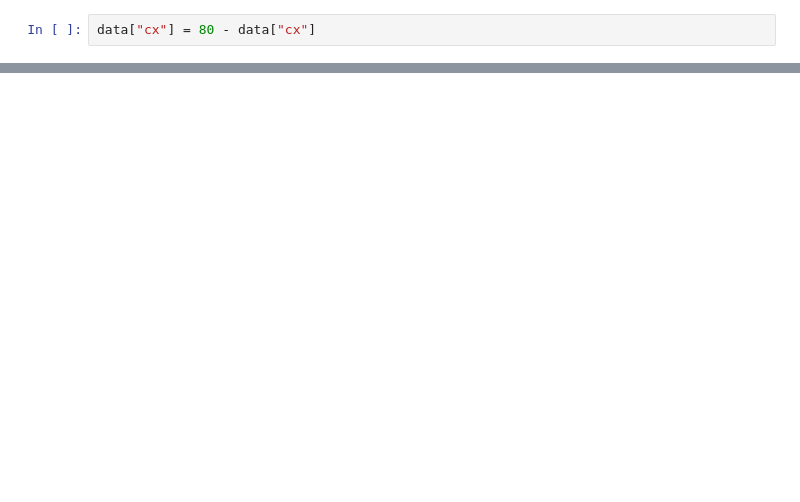
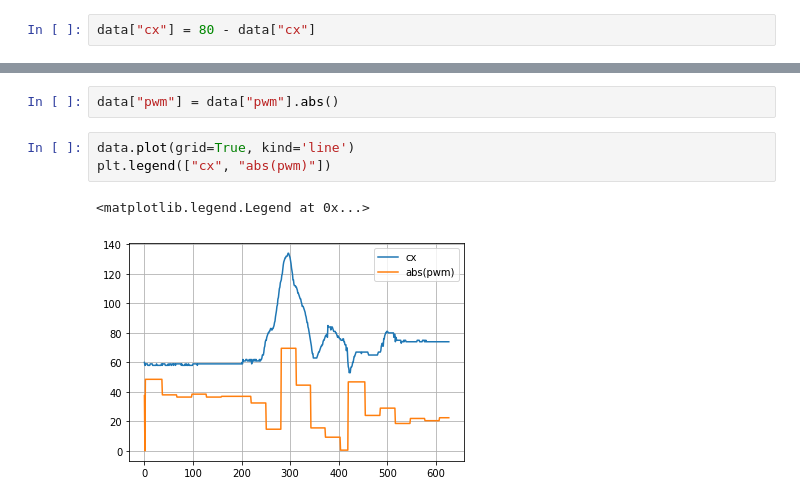
Before and after one commit to Bakir-Rayan/PFE, a Jupyter notebook: Untitled0.ipynb, the cells around one changed output, grey strips where cells are left out. Cells and saved outputs as stored; diff of their text form; blank space fills up the shorter version.

```diff
--- a/Untitled0.ipynb
+++ b/Untitled0.ipynb
@@ -40,0 +36,8 @@ data.plot(grid=True, kind='line')
+# %%
+data["pwm"] = data["pwm"].abs()
+# %%
+data.plot(grid=True, kind='line')
+plt.legend(["cx", "abs(pwm)"])
+# %% [output]
+<matplotlib.legend.Legend at 0x...>
+[figure, added]
```
Also changed, not shown: parts of 5 cells of this notebook, 13 other files.
